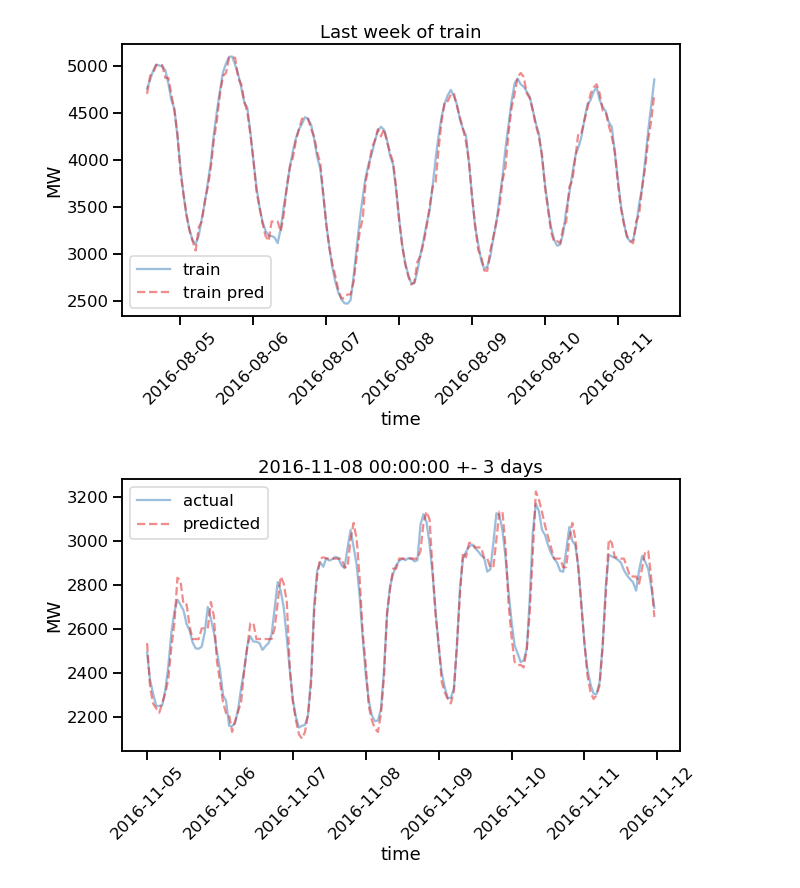
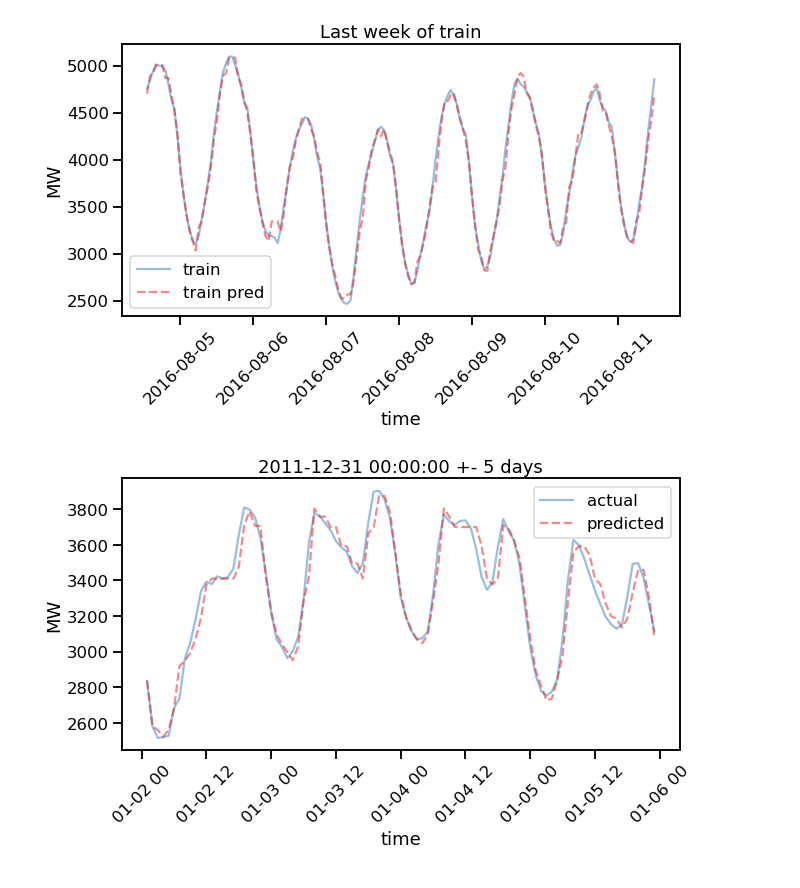
Before and after one commit to a-nabizadeh/siemens_swarm, a Jupyter notebook: demo.ipynb, the cells around one changed output. Saved outputs shown, nothing was run; the diff lists cells and outputs as text; code cells hidden in the pictures.

```diff
--- a/demo.ipynb
+++ b/demo.ipynb
@@ -25,8 +25,8 @@ Test MAPE: 1.76
 [figure]
 [figure]
 [figure]
-# %%
-plot_date(df_fit, '2016-11-8')
-# %% [output]
-[figure, removed]
+# %%
+plot_date(df_fit, '2011-12-31', 5)
+# %% [output]
+[figure, added]
 # %%
```
Also changed, not shown: parts of 1 cell of this notebook, 3 other files.
